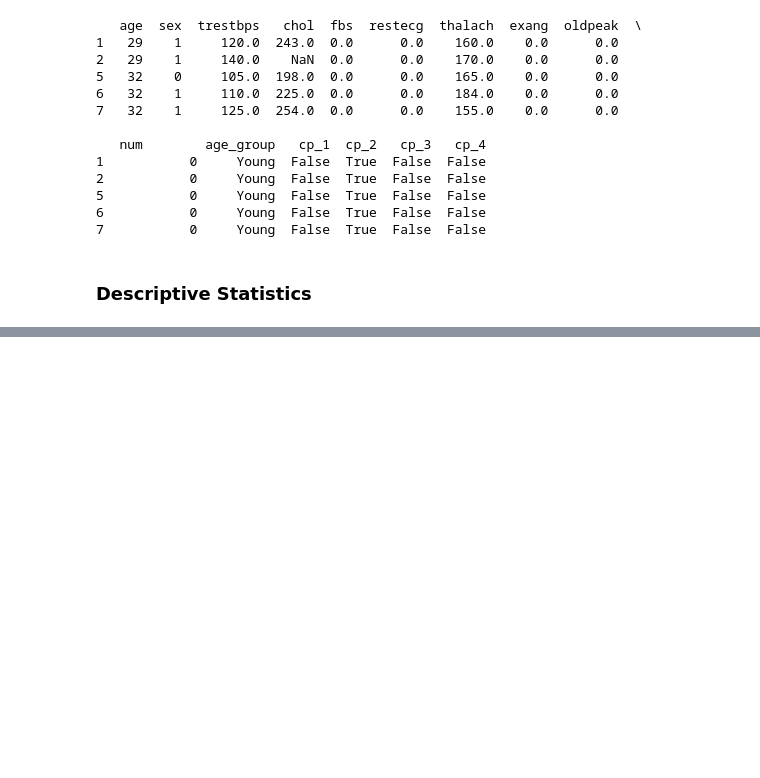
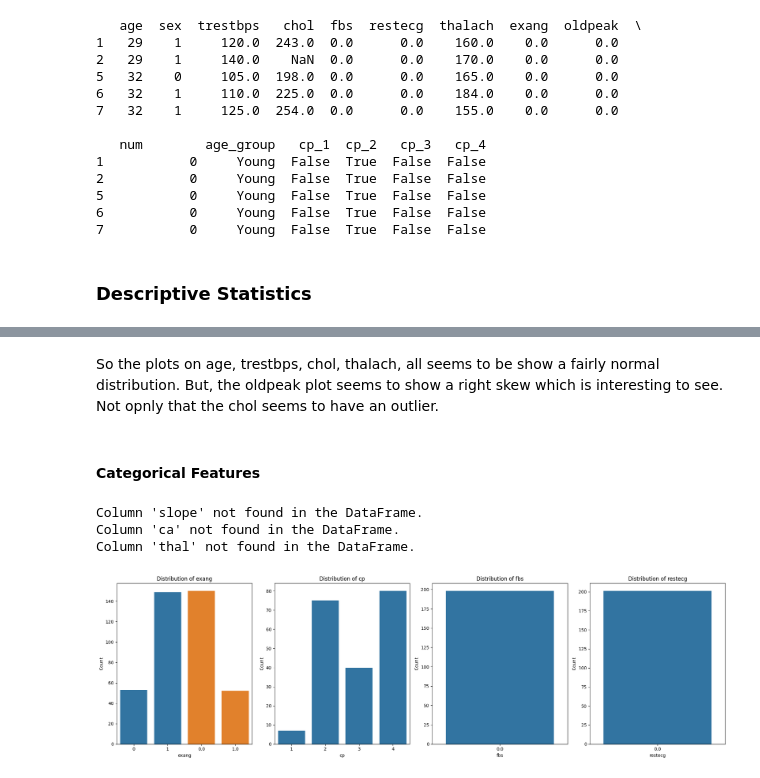
Before and after one commit to KengoKato02/ML-OLA-1, a Jupyter notebook: notebooks/OLA.ipynb, the cells around one changed output, grey strips where cells are left out. Saved outputs shown, nothing was run; the diff lists cells and outputs as text; code cells hidden in the pictures; blank space fills up the shorter version.

```diff
--- a/notebooks/OLA.ipynb
+++ b/notebooks/OLA.ipynb
@@ -307,0 +374,27 @@ print(df_encoded.head())
+# %% [markdown]
+So the plots on age, trestbps, chol, thalach, all seems to be show a fairly normal distribution. But, the oldpeak plot seems to show a right skew which is interesting to see. Not opnly that the chol seems to have an outlier.
+# %% [markdown]
+#### Categorical Features
+# %%
+categorical_features = ['sex', 'cp', 'fbs', 'restecg', 'exang', 'slope', 'ca', 'thal']
+
+# Create a grid of subplots
+fig, axes = plt.subplots(nrows=1, ncols=4, figsize=(20, 6))
+
+# Plot each categorical feature in a separate subplot
+for i, feature in enumerate(categorical_features):
+    if feature in df_cleaned.columns:
+        sns.countplot(x=feature, data=df_cleaned, ax=axes[i % 4])
+        axes[i % 4].set_title(f'Distribution of {feature}')
+        axes[i % 4].set_xlabel(feature)
+        axes[i % 4].set_ylabel('Count')
+    else:
+        print(f"Column '{feature}' not found in the DataFrame.")
+
+plt.tight_layout()
+plt.show()
+# %% [output]
+Column 'slope' not found in the DataFrame.
+Column 'ca' not found in the DataFrame.
+Column 'thal' not found in the DataFrame.
+[figure, added]
```
Also changed, not shown: parts of 8 cells of this notebook.
